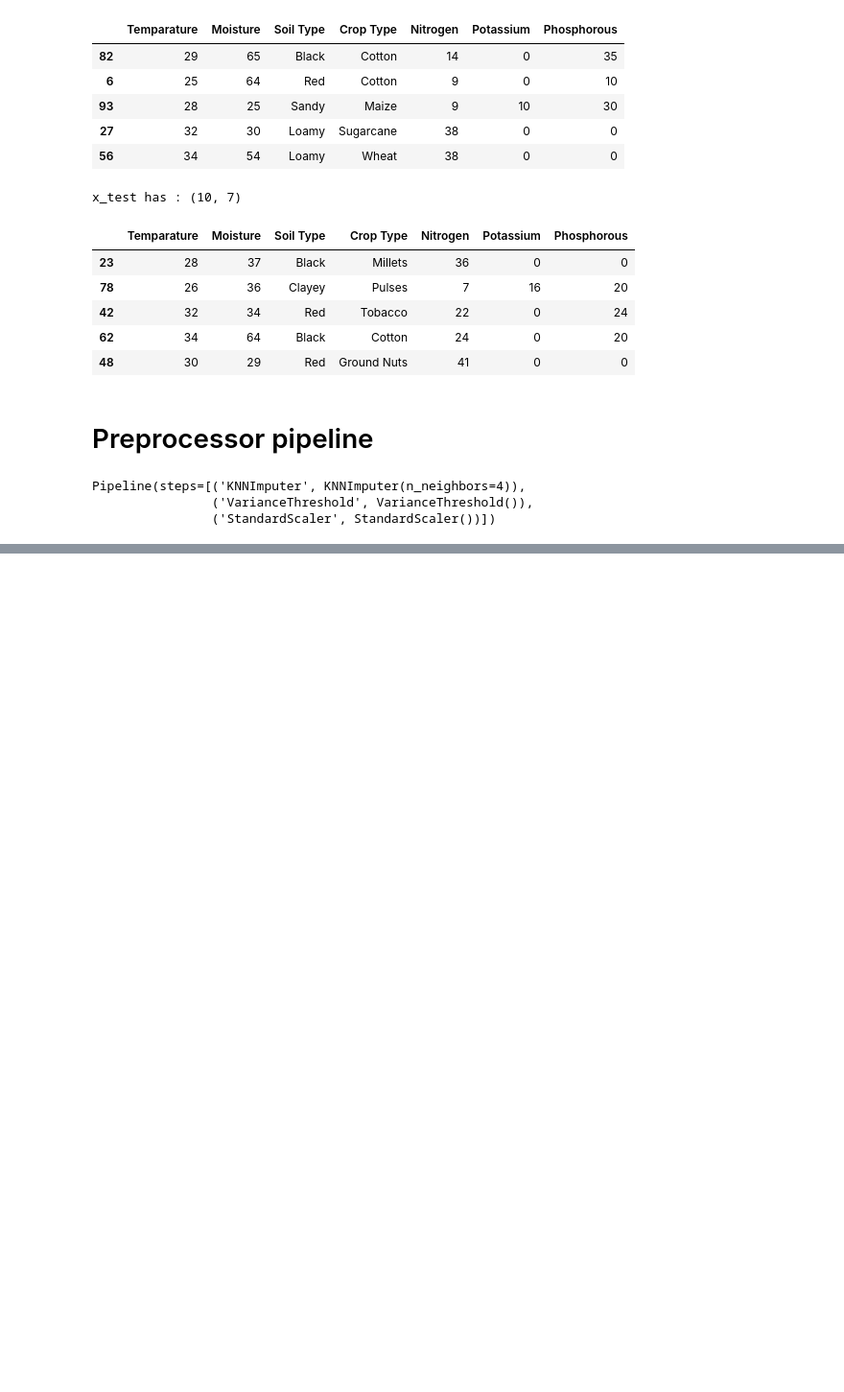
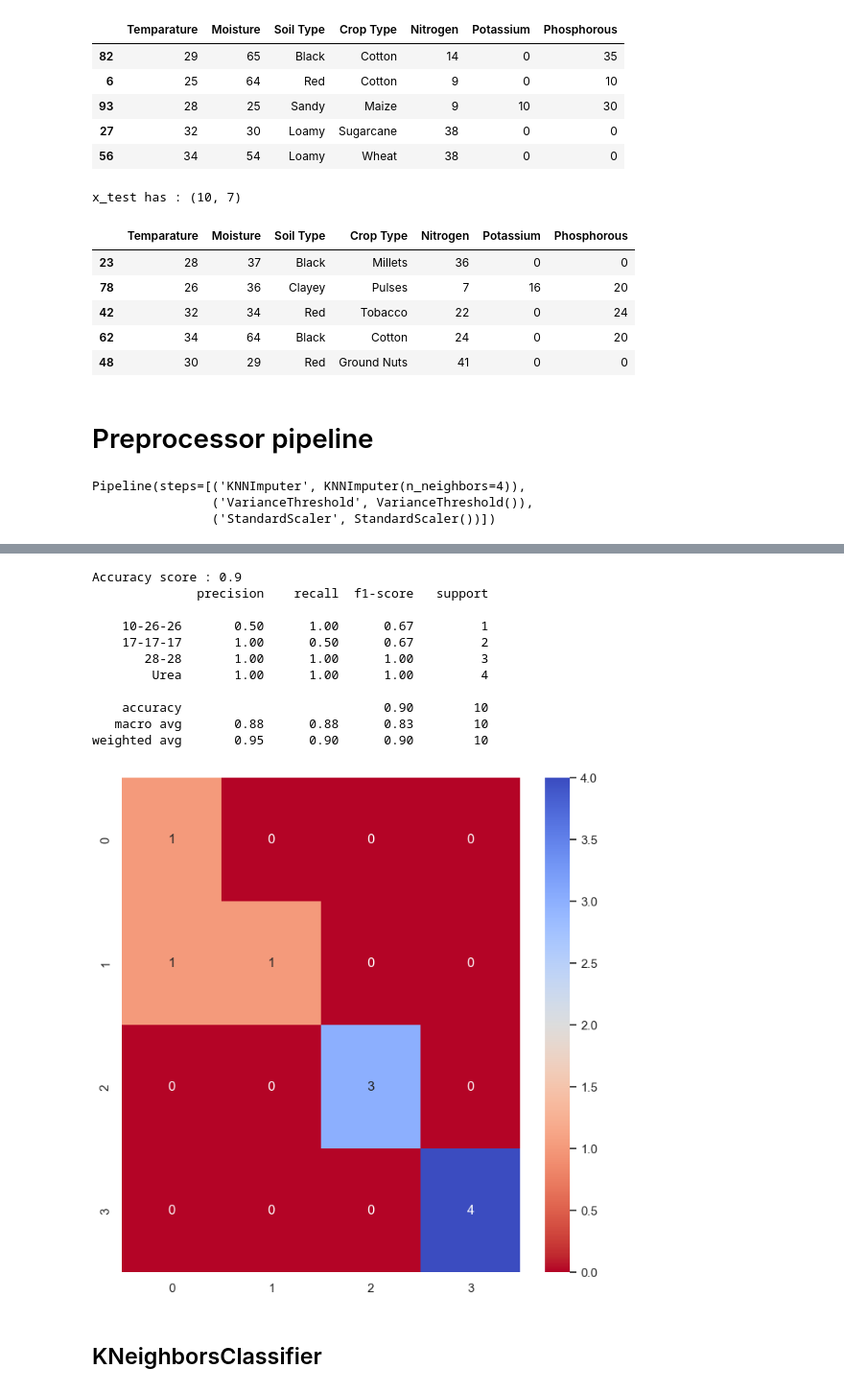
Before and after one commit to pinilDissanayaka/Fertilizer-Type-Prediction, a Jupyter notebook: Notebook/Fertilizer Type Prediction.ipynb, the cells around one changed output, grey strips where cells are left out. Shown at 96% size. Cells and saved outputs as stored; diff of their text form; code cells hidden in the pictures; blank space fills up the shorter version.

```diff
--- a/Notebook/Fertilizer Type Prediction.ipynb
+++ b/Notebook/Fertilizer Type Prediction.ipynb
@@ -384,0 +439,19 @@ Pipeline(steps=[('preprocessor_1',
+# %%
+def model_evaluating(y_true, y_pred):
+
+    acc_score = accuracy_score(y_true, y_pred)
+
+    print(f"Accuracy score : {acc_score}")
+    print(classification_report(y_true, y_pred))
+
+    sns.set()
+    plt.figure(figsize = (8, 8))
+    sns.heatmap(data = confusion_matrix(y_true, y_pred), annot = True, fmt = 'g', cmap = 'coolwarm_r')
+    plt.show()
+# %%
+def model_building(model, x_train, y_train, x_test, y_test):
+    model.fit(x_train, y_train)
+
+    y_pred = model.predict(x_test)
+
+    model_evaluating(y_test, y_pred)
@@ -384,0 +460,7 @@ Pipeline(steps=[('preprocessor_1',
+# %%
+lr = Pipeline(steps = [
+    ("preprocessor", preprocessor),
+    ("LogisticRegression", LogisticRegression())
+])
+
+lr
@@ -384,0 +485,17 @@ Pipeline(steps=[('preprocessor_1',
+# %%
+model_building(lr, x_train_ros, y_train_ros, x_test, y_test)
+# %% [output]
+Accuracy score : 0.9
+              precision    recall  f1-score   support
+
+    10-26-26       0.50      1.00      0.67         1
+    17-17-17       1.00      0.50      0.67         2
+       28-28       1.00      1.00      1.00         3
+        Urea       1.00      1.00      1.00         4
+
+    accuracy                           0.90        10
+   macro avg       0.88      0.88      0.83        10
+weighted avg       0.95      0.90      0.90        10
+[figure, added]
+# %% [markdown]
+## KNeighborsClassifier
```
Also changed, not shown: parts of 39 cells of this notebook, 3 other files.
